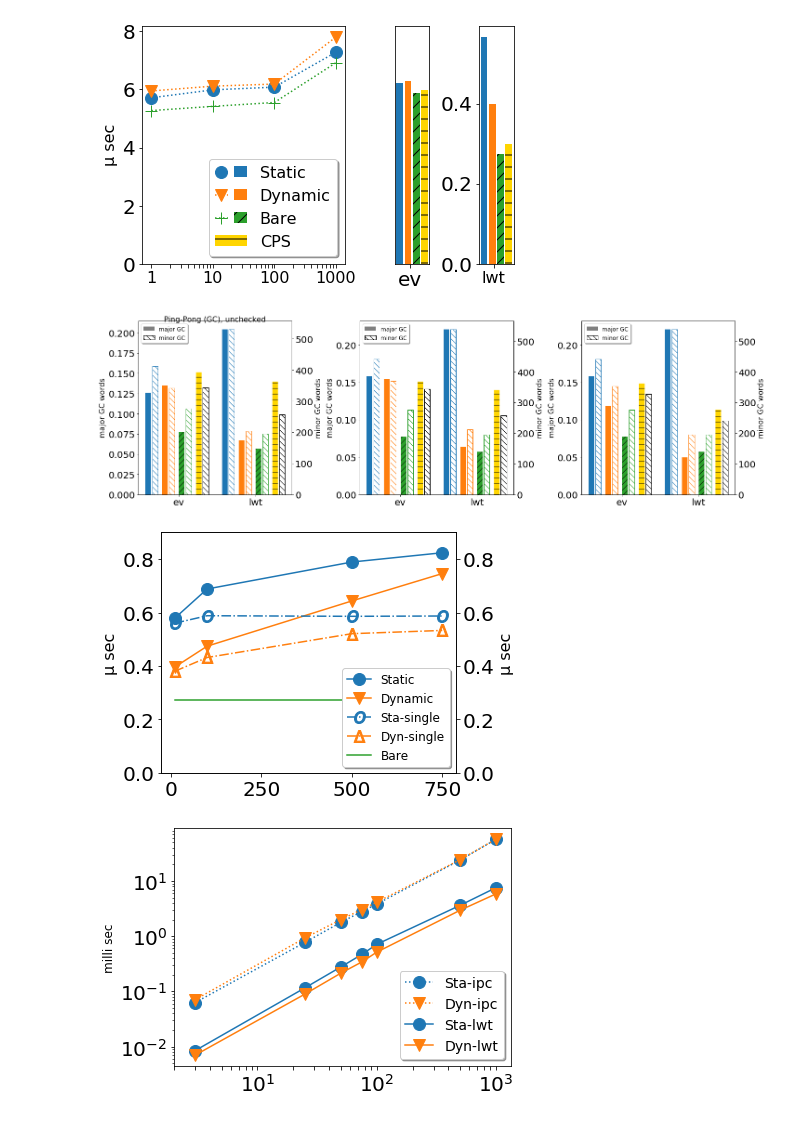
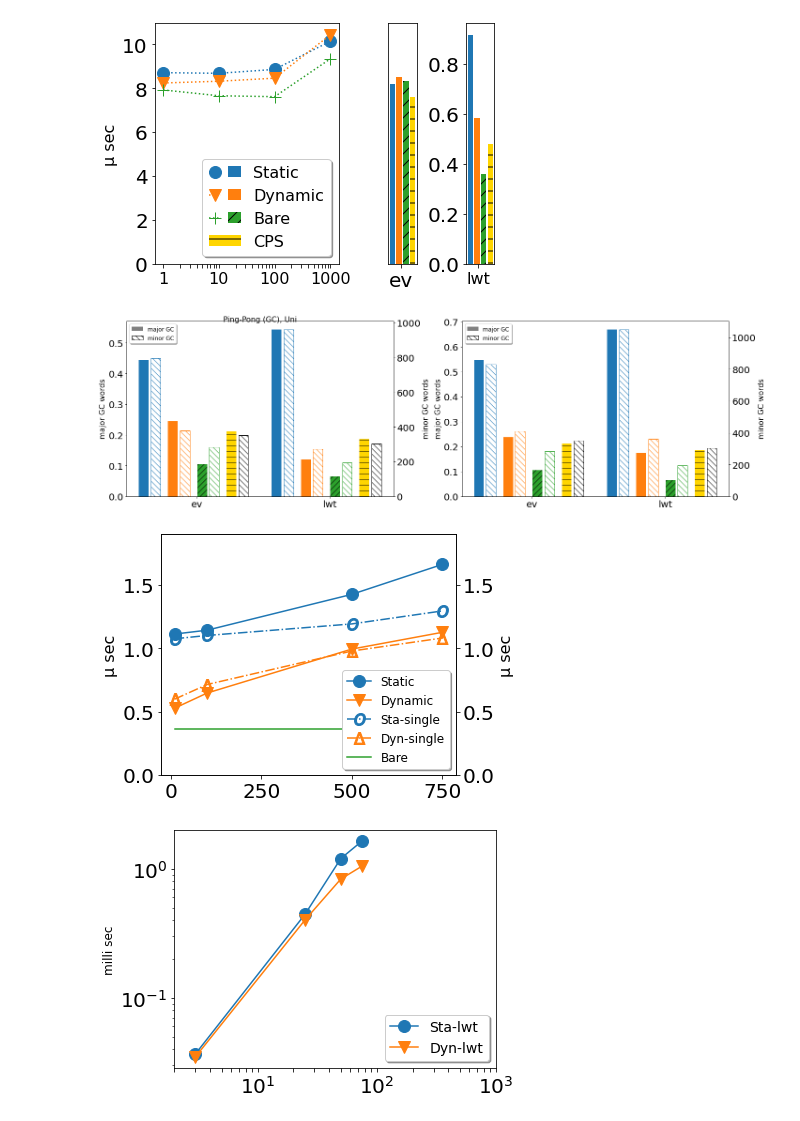
Before and after one commit to keigoi/ocaml-mpst, a Jupyter notebook: benchmark/graphs/Graphs.ipynb, the cells around one changed output. Cells and saved outputs as stored; diff of their text form; code cells hidden in the pictures.

```diff
--- a/benchmark/graphs/Graphs.ipynb
+++ b/benchmark/graphs/Graphs.ipynb
@@ -75,8 +75,14 @@ def load_sexp(fname):
 
 # display(rows)
 
-ping = load_sexp('../pingpong/results/table_sexp.txt')
-bare = load_sexp('../bare_pingpong/results/table_sexp.txt')
-nping = load_sexp('../nping/results/table_sexp.txt')
-cham = load_sexp('../chameleons/results/table_sexp.txt')
-champ = load_sexp('../chameleons/results_pipes/table_sexp.txt')
+ping_ev = load_sexp('../mpst/pingpong/results/table_sexp_ev.txt')
+ping_lwt = load_sexp('../mpst/pingpong/results/table_sexp_lwt.txt')
+ping_ev.update(ping_lwt)
+ping = ping_ev
+nping = load_sexp('../mpst/nping/results/table_sexp_lwt.txt')
+cham = load_sexp('../mpst/chameleons/results/table_sexp_lwt.txt')
+# champ = load_sexp('../chameleons/results_pipes/table_sexp.txt')
+bare_ev = load_sexp('../ev/results/table_sexp.txt')
+bare_lwt = load_sexp('../lwt/results/table_sexp.txt')
+bare_ev.update(bare_lwt)
+bare = bare_ev
@@ -127,7 +133,7 @@ def show_pingpong(ax,ax2,ax3):
 
     sta, = ax.plot(x, mkdataIdx(ping,'ipc_static',xlabs), color=color1, marker=sta_marker, markersize=12, **ipc_conf)
     dyn, = ax.plot(x, mkdataIdx(ping,'ipc_dynamic',xlabs), color=color2, marker=dyn_marker, markersize=12, **ipc_conf)
-    bar, = ax.plot(x, mkdataIdx(bare,'ipc-bare_ideal',xlabs), color=color3, marker='+', markersize=12, **ipc_conf)
+    bar, = ax.plot(x, mkdataIdx(bare,'ipc_bare',xlabs), color=color3, marker='+', markersize=12, **ipc_conf)
 
     sta_ = ax.bar([0], [0], 0, color=color1, label=lab1, hatch=hatch1)
     dyn_ = ax.bar([0], [0], 0, color=color2, label=lab2, hatch=hatch2)
@@ -164,36 +170,36 @@ def show_pingpong(ax,ax2,ax3):
     ax3.bar(x + width*2, mkdata(bare,'lwt_bare'), colwidth, color=color3, hatch=hatch3)
     ax3.bar(x + width*3, mkdata(bare,'lwt_bare_cps'), colwidth, color=color4, hatch=hatch4)
     ax3.set_xticks([0])
     ax3.set_xticklabels(['lwt'], fontsize=16)
     #ax3.set_ylim(ymin=0, ymax = 0.8)
     #ax3.set_ylabel('μ sec', fontsize=16)
 
     legend = ax.legend([(sta, sta_), (dyn,dyn_), (bar,bar_), cps_], ['Static', 'Dynamic', 'Bare', 'CPS'],
                        fontsize=16,
                        loc='lower right',
                        shadow = True,
                        scatterpoints=1,
                        numpoints=1,
                        handler_map={tuple: matplotlib.legend_handler.HandlerTuple(ndivide=None)})
     legend.get_frame().set_facecolor('#FFFFFF')
 
 
 def show_pingpong_do():
     fig = plt.figure()
     gs = plt.GridSpec(1, 5, figure=fig)
     ax = fig.add_subplot(gs[0,0:3])
     ax2 = fig.add_subplot(gs[0,3], sharey=ax)
     ax3 = fig.add_subplot(gs[0,4])
     show_pingpong(ax,ax2,ax3)
     ax.set_ylabel('μ sec', fontsize=16)
     plt.tight_layout()
     plt.show()
 
 show_pingpong_do()
 # %% [output]
-[figure, old version]
+[figure, new version]
 # %%
-def show_graph4(axes, ax, width, colwidth, x_labels, d1,lab1,d2,lab2,d3,lab3,d4,lab4, bare=False, shift=0.0, minor=False):
+def show_graph4(ax, width, colwidth, x_labels, d1,lab1,d2,lab2,d3,lab3,d4,lab4, bare=False, shift=0.0, minor=False):
     x = np.arange(len(x_labels))
     color1 = sta_color
     color2 = dyn_color
@@ -234,7 +240,7 @@ def show_mem(ax, dyn_suffix='',sta_suffix='',cps_suffix=''):
     zero = [0.0 for x in xlabs]
 
     mjgc = 'major_words_per_run'
-    show_graph4(axes, ax, width, width/3,
+    show_graph4(ax, width, width/3,
               xlabs,
               [ping['ev_static'+sta_suffix][mjgc]]+[ping['lwt_static'+sta_suffix][mjgc]], 'Static'+sta_suffix,
               [ping['ev_dynamic'+dyn_suffix][mjgc]]+[ping['lwt_dynamic'+dyn_suffix][mjgc]], 'Dynamic'+dyn_suffix,
@@ -246,7 +252,7 @@ def show_mem(ax, dyn_suffix='',sta_suffix='',cps_suffix=''):
     ax.set_ylabel('major GC words', fontsize=16)
 
     mngc = 'minor_words_per_run'
-    show_graph4(axes, ax2, width, width/3,
+    show_graph4(ax2, width, width/3,
               xlabs,
               [ping['ev_static'+sta_suffix][mngc]]+[ping['lwt_static'+sta_suffix][mngc]], 'Static'+sta_suffix,
               [ping['ev_dynamic'+dyn_suffix][mngc]]+[ping['lwt_dynamic'+dyn_suffix][mngc]], 'Dynamic'+dyn_suffix,
@@ -268,25 +274,25 @@ def show_mem(ax, dyn_suffix='',sta_suffix='',cps_suffix=''):
     legend.get_frame().set_facecolor('#FFFFFF')
 
 
-fig, axes = plt.subplots(ncols=3, nrows=1, squeeze = False)
-fig.set_figheight(6)
-fig.set_figwidth(20)
-ax = axes[0][0]
-ax2 = axes[0][1]
-ax3 = axes[0][2]
+def show_mem_do():
+    fig, axes = plt.subplots(ncols=2, nrows=1, squeeze = False)
+    fig.set_figheight(6)
+    fig.set_figwidth(20)
+    ax = axes[0][0]
+    ax2 = axes[0][1]
 
-ax.set_title('Ping-Pong (GC)', fontsize=16, y=0.98)
-ax.set_title('Ping-Pong (GC), Uni', fontsize=16, y=0.98)
-ax.set_title('Ping-Pong (GC), unchecked', fontsize=16, y=0.98)
+    ax.set_title('Ping-Pong (GC)', fontsize=16, y=0.98)
+    ax.set_title('Ping-Pong (GC), Uni', fontsize=16, y=0.98)
 
-show_mem(ax)
-show_mem(ax2, '_untyped','_untyped')
-show_mem(ax3, '_nocheck_untyped','_untyped','_nocheck')
+    show_mem(ax)
+    show_mem(ax2, '_untyped','_untyped')
 
-plt.tight_layout()
-plt.show()
+    plt.tight_layout()
+    plt.show()
+
+show_mem_do()
 # %% [output]
-[figure, old version]
+[figure, new version]
 # %%
 
 def show_nping_time(ax):
@@ -328,17 +334,17 @@ def show_nping_time(ax):
         ax2 = ax
         ax2.plot(x, mkdataIdx(nping,'lwt_static',xlabs,k), color=sta_color, label='Static', marker=sta_marker, markersize=12, **lwt_conf)
         ax2.plot(x, mkdataIdx(nping,'lwt_dynamic',xlabs,k), color=dyn_color, label='Dynamic', marker=dyn_marker, markersize=12, **lwt_conf)
-        ax2.plot(x, mkdataIdx(nping,'lwt_static_untyped',xlabs,k), color=sta_uni_col, label='Sta-single', marker=marker1, markersize=12, linestyle='-.')
-        ax2.plot(x, mkdataIdx(nping,'lwt_dynamic_untyped',xlabs,k), color=dyn_uni_col, label='Dyn-single', marker=marker2, markersize=12, linestyle='-.')
+        ax2.plot(x, mkdataIdx(nping,'lwt_static_single',xlabs,k), color=sta_uni_col, label='Sta-single', marker=marker1, markersize=12, linestyle='-.')
+        ax2.plot(x, mkdataIdx(nping,'lwt_dynamic_single',xlabs,k), color=dyn_uni_col, label='Dyn-single', marker=marker2, markersize=12, linestyle='-.')
 #        ax2.plot(x, bare_, color=bare_color, marker=marker3, markersize=12, linestyle='dashed')
 #        ax2.plot(x, cps_, color=cps_color, marker=marker4, markersize=12, linestyle='dashed')
         ax2.plot(x, bare_, color=bare_color, label='Bare', **lwt_conf)
 
         ax2.set_ylabel('μ sec', fontsize=16)
-        ax2.set_ylim(ymin=0, ymax = 0.9)
+        ax2.set_ylim(ymin=0, ymax = 1.9)
         ax2_ = ax.twinx()
         ax2_.set_ylabel('μ sec', fontsize=16)
-        ax2_.set_ylim(ymin=0, ymax = 0.9)
+        ax2_.set_ylim(ymin=0, ymax = 1.9)
 
         legend = ax2.legend(loc='lower right', shadow=True, fontsize=12)
         legend.get_frame().set_facecolor('#FFFFFF')
@@ -354,7 +360,7 @@ def show_nping_time_do():
 
 show_nping_time_do()
 # %% [output]
-[figure, old version]
+[figure, new version]
 # %%
 def show_chameleons(ax):
     width = 0.20
@@ -364,15 +370,16 @@ def show_chameleons(ax):
     sta_uni_col = sta_color
     dyn_uni_col = dyn_color
 
-    x = [3, 25, 50, 75, 100, 500, 1000]
+    #x = [3, 25, 50, 75, 100, 500, 1000]
+    x = [3, 25, 50, 75]
     x_labels = [str(xi) for xi in x]
     lwt_sta = mkdataIdxMillis(cham, 'lwt_static', x_labels)
     lwt_dyn = mkdataIdxMillis(cham, 'lwt_dynamic', x_labels)
-    ipc_sta = mkdataIdxMillis(champ, 'ipc_static', x_labels)
-    ipc_dyn = mkdataIdxMillis(champ, 'ipc_dynamic', x_labels)
+    #ipc_sta = mkdataIdxMillis(champ, 'ipc_static', x_labels)
+    #ipc_dyn = mkdataIdxMillis(champ, 'ipc_dynamic', x_labels)
 
-    ax.plot(x, ipc_sta, color=sta_color, marker=sta_marker, markersize=12, linestyle='dotted', label='Sta-ipc')
-    ax.plot(x, ipc_dyn, color=dyn_color, marker=dyn_marker, markersize=12, linestyle='dotted', label='Dyn-ipc')
+    #ax.plot(x, ipc_sta, color=sta_color, marker=sta_marker, markersize=12, linestyle='dotted', label='Sta-ipc')
+    #ax.plot(x, ipc_dyn, color=dyn_color, marker=dyn_marker, markersize=12, linestyle='dotted', label='Dyn-ipc')
 
     ax.plot(x, lwt_sta, color=sta_color, marker=sta_marker, markersize=12, linestyle='solid', label='Sta-lwt')
     ax.plot(x, lwt_dyn, color=dyn_color, marker=dyn_marker, markersize=12, linestyle='solid', label='Dyn-lwt')
@@ -397,7 +404,7 @@ def show_chameleons_do():
 
 show_chameleons_do()
 # %% [output]
-[figure, old version]
+[figure, new version]
 # %%
 title_params = {
     'y':1.04,
```
Also changed, not shown: parts of 8 cells of this notebook, 7 other files.
